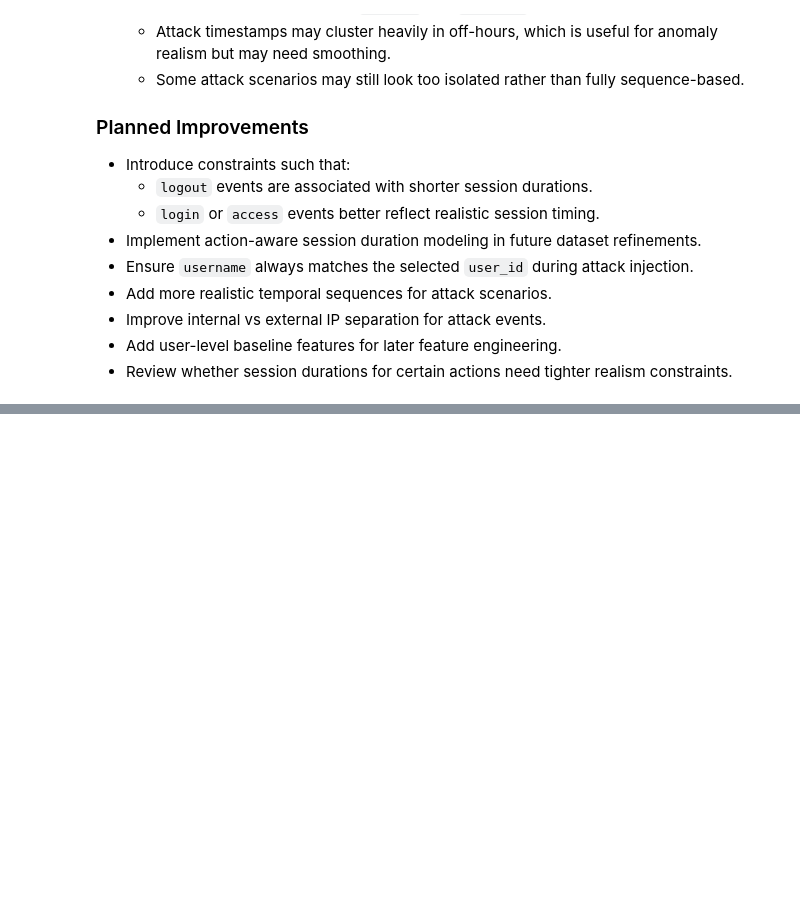
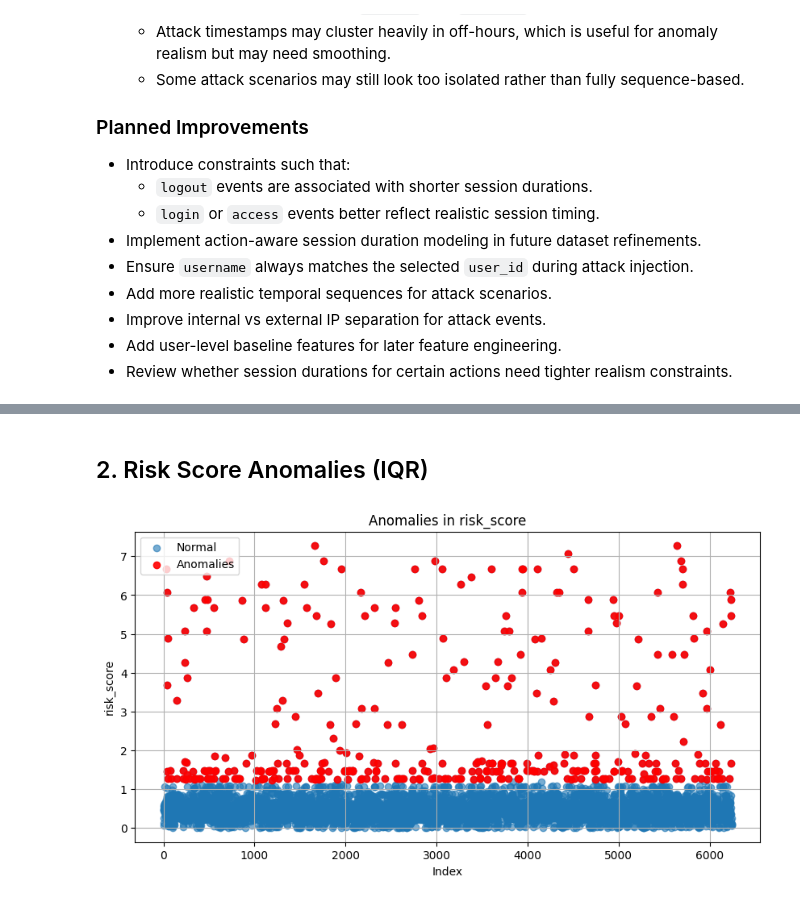
Before and after one commit to 0x0allenace/security-anomaly-project, a Jupyter notebook: notebooks/exploration.ipynb, the cells around one changed output, grey strips where cells are left out. Cells and saved outputs as stored; diff of their text form; code cells hidden in the pictures; blank space fills up the shorter version.

```diff
--- a/notebooks/exploration.ipynb
+++ b/notebooks/exploration.ipynb
@@ -206,0 +255,7 @@ plt.show()
+# %% [markdown]
+## 2. Risk Score Anomalies (IQR)
+# %%
+anomalies = detect_anomalies_iqr(df, "risk_score")
+plot_anomalies(df, "risk_score", anomalies, save=True, filename="fig2_risk_score_anomalies.png")
+# %% [output]
+[figure, added]
```
Also changed, not shown: parts of 15 cells of this notebook, 2 other files.
